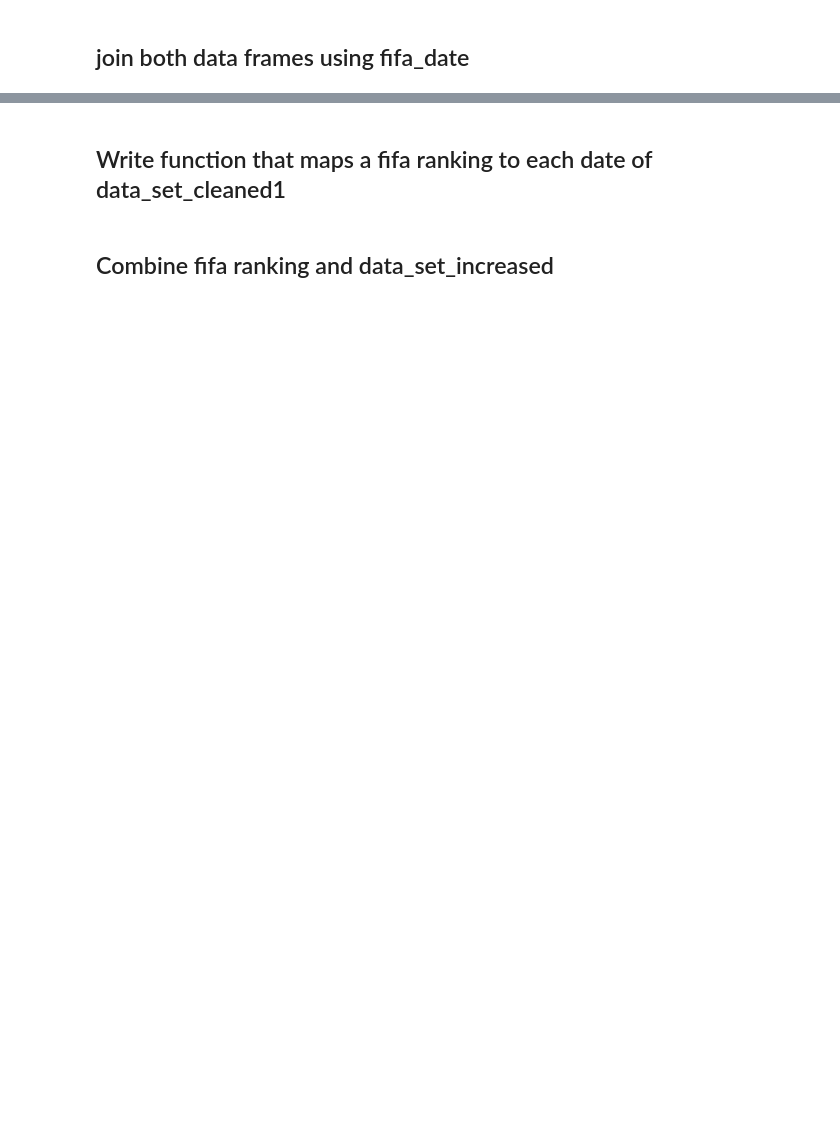
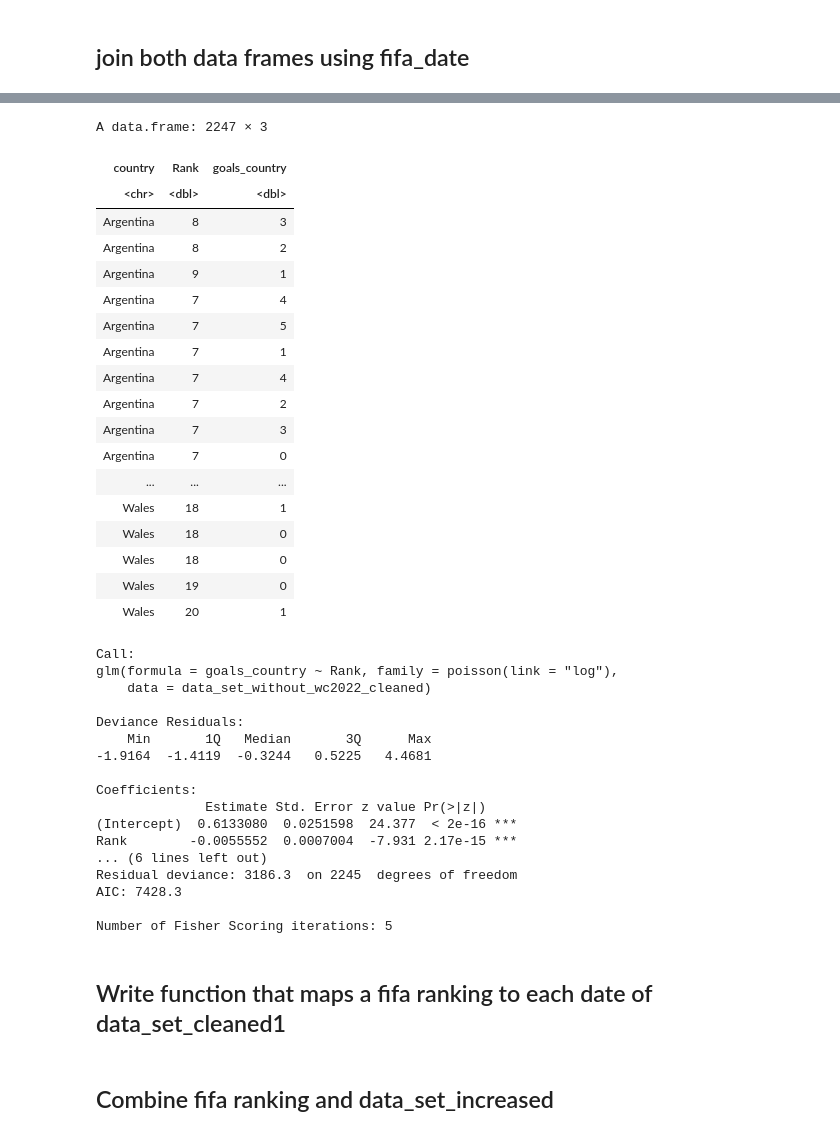
Before and after one commit to denisnaumov0506/FootballAnalyticsProject, a Jupyter notebook: football-world-cup-forecast-denis.ipynb, the cells around one changed output, grey strips where cells are left out. Cells and saved outputs as stored; diff of their text form; code cells hidden in the pictures; blank space fills up the shorter version.

```diff
--- a/football-world-cup-forecast-denis.ipynb
+++ b/football-world-cup-forecast-denis.ipynb
@@ -953,3 +1044,50 @@ A data.frame: 2399 × 11
+# %%
+data_set_without_wc2022_cleaned
+
+poisson.model =
+    glm(
+        goals_country ~ Rank,
+        data_set_without_wc2022_cleaned,
+        family = poisson(link = 'log')
+       )
+summary(poisson.model)
+# %% [output]
+A data.frame: 2247 × 3
+| country | Rank | goals_country |
+| <chr> | <dbl> | <dbl> |
+| Argentina | 8 | 3 |
+| Argentina | 8 | 2 |
+| Argentina | 9 | 1 |
+| Argentina | 7 | 4 |
+| Argentina | 7 | 5 |
+| Argentina | 7 | 1 |
+| Argentina | 7 | 4 |
+| Argentina | 7 | 2 |
+| Argentina | 7 | 3 |
+| Argentina | 7 | 0 |
+| ... | ... | ... |
+| Wales | 18 | 1 |
+| Wales | 18 | 0 |
+| Wales | 18 | 0 |
+| Wales | 19 | 0 |
+| Wales | 20 | 1 |
+Call:
+glm(formula = goals_country ~ Rank, family = poisson(link = "log"),
+    data = data_set_without_wc2022_cleaned)
+
+Deviance Residuals:
+    Min       1Q   Median       3Q      Max
+-1.9164  -1.4119  -0.3244   0.5225   4.4681
+
+Coefficients:
+              Estimate Std. Error z value Pr(>|z|)
+(Intercept)  0.6133080  0.0251598  24.377  < 2e-16 ***
+Rank        -0.0055552  0.0007004  -7.931 2.17e-15 ***
+... (6 lines left out)
+Residual deviance: 3186.3  on 2245  degrees of freedom
+AIC: 7428.3
+
+Number of Fisher Scoring iterations: 5
 # %% [markdown]
 ## Write function that maps a fifa ranking to each date of data_set_cleaned1
 # %%
```
Also changed, not shown: parts of 14 cells of this notebook.
